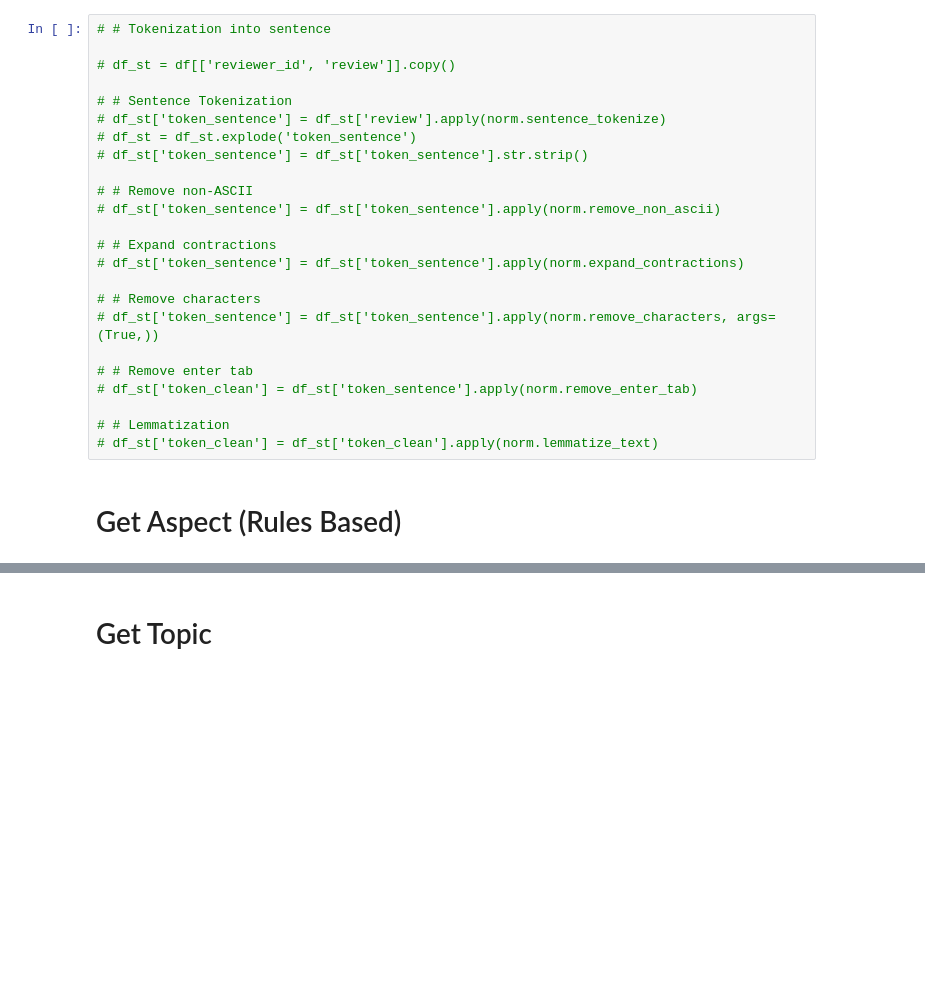
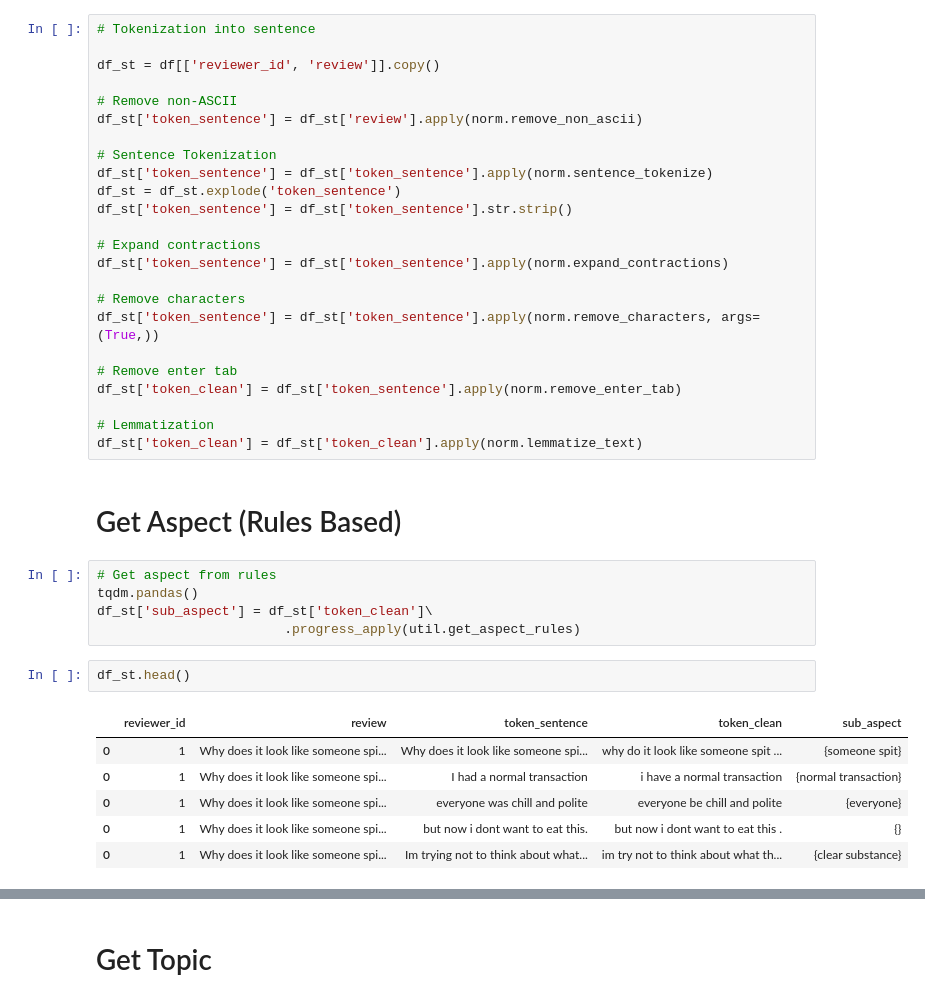
Before and after one commit to bahategar/aspect-based-sentiment-analysis-demo1, a Jupyter notebook: topic_aspect_mcd.ipynb, the cells around one changed output, grey strips where cells are left out. Drawn from its saved outputs; the diff is of its cells as text; blank space fills up the shorter version.

```diff
--- a/topic_aspect_mcd.ipynb
+++ b/topic_aspect_mcd.ipynb
@@ -54,26 +54,40 @@ df_prc['token_clean'] = df_prc['token_clean'].apply(norm.lemmatize_text)
 # %%
-# # Tokenization into sentence
+# Tokenization into sentence
 
-# df_st = df[['reviewer_id', 'review']].copy()
+df_st = df[['reviewer_id', 'review']].copy()
 
-# # Sentence Tokenization
-# df_st['token_sentence'] = df_st['review'].apply(norm.sentence_tokenize)
-# df_st = df_st.explode('token_sentence')
-# df_st['token_sentence'] = df_st['token_sentence'].str.strip()
+# Remove non-ASCII
+df_st['token_sentence'] = df_st['review'].apply(norm.remove_non_ascii)
 
-# # Remove non-ASCII
-# df_st['token_sentence'] = df_st['token_sentence'].apply(norm.remove_non_ascii)
+# Sentence Tokenization
+df_st['token_sentence'] = df_st['token_sentence'].apply(norm.sentence_tokenize)
+df_st = df_st.explode('token_sentence')
+df_st['token_sentence'] = df_st['token_sentence'].str.strip()
 
-# # Expand contractions
-# df_st['token_sentence'] = df_st['token_sentence'].apply(norm.expand_contractions)
+# Expand contractions
+df_st['token_sentence'] = df_st['token_sentence'].apply(norm.expand_contractions)
 
-# # Remove characters
-# df_st['token_sentence'] = df_st['token_sentence'].apply(norm.remove_characters, args=(True,))
+# Remove characters
+df_st['token_sentence'] = df_st['token_sentence'].apply(norm.remove_characters, args=(True,))
 
-# # Remove enter tab
-# df_st['token_clean'] = df_st['token_sentence'].apply(norm.remove_enter_tab)
+# Remove enter tab
+df_st['token_clean'] = df_st['token_sentence'].apply(norm.remove_enter_tab)
 
-# # Lemmatization
-# df_st['token_clean'] = df_st['token_clean'].apply(norm.lemmatize_text)
+# Lemmatization
+df_st['token_clean'] = df_st['token_clean'].apply(norm.lemmatize_text)
 # %% [markdown]
 # Get Aspect (Rules Based)
+# %%
+# Get aspect from rules
+tqdm.pandas()
+df_st['sub_aspect'] = df_st['token_clean']\
+                        .progress_apply(util.get_aspect_rules)
+# %%
+df_st.head()
+# %% [output]
+|  | reviewer_id | review | token_sentence | token_clean | sub_aspect |
+| 0 | 1 | Why does it look like someone spi... | Why does it look like someone spi... | why do it look like someone spit ... | {someone spit} |
+| 0 | 1 | Why does it look like someone spi... | I had a normal transaction | i have a normal transaction | {normal transaction} |
+| 0 | 1 | Why does it look like someone spi... | everyone was chill and polite | everyone be chill and polite | {everyone} |
+| 0 | 1 | Why does it look like someone spi... | but now i dont want to eat this. | but now i dont want to eat this . | {} |
+| 0 | 1 | Why does it look like someone spi... | Im trying not to think about what... | im try not to think about what th... | {clear substance} |
```
Also changed, not shown: parts of 31 cells of this notebook, 6 other files.
